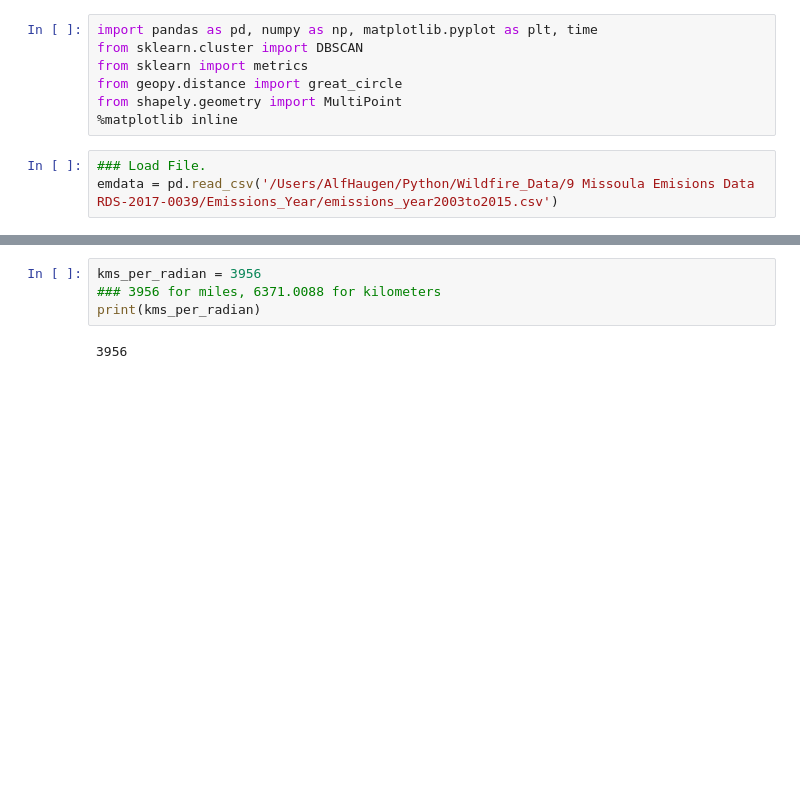
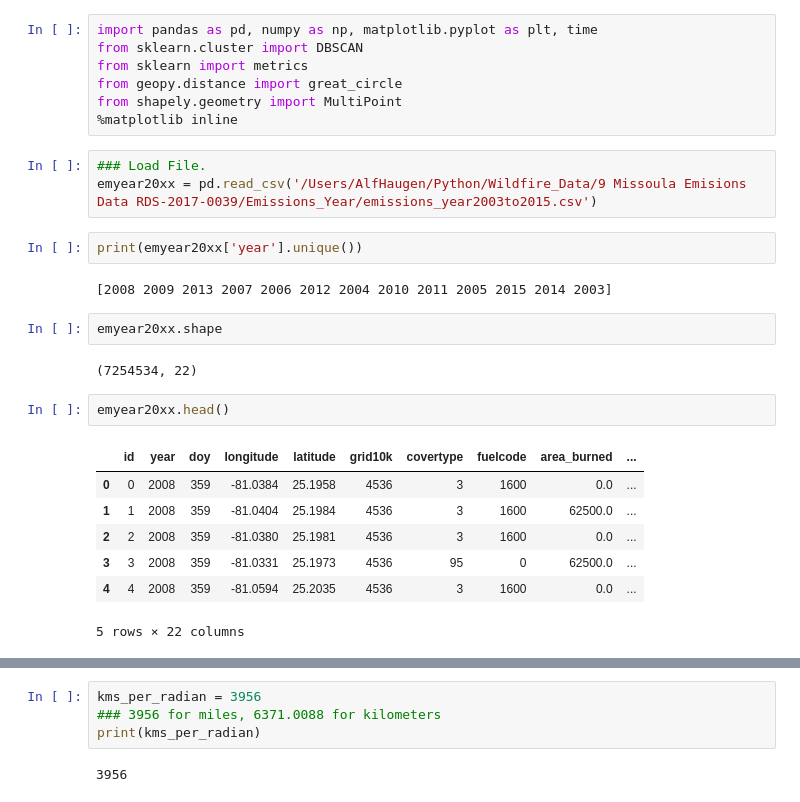
Before and after one commit to NahidGithub/Predicting-Wildfires, a Jupyter notebook: experimental code/ClusteringGeo.ipynb, the cells around one changed output, grey strips where cells are left out. Saved outputs shown, nothing was run; the diff lists cells and outputs as text; blank space fills up the shorter version.

```diff
--- a/experimental code/ClusteringGeo.ipynb
+++ b/experimental code/ClusteringGeo.ipynb
@@ -17,4 +19,22 @@ from shapely.geometry import MultiPoint
 %matplotlib inline
 # %%
 ### Load File.
-emdata = pd.read_csv('/Users/AlfHaugen/Python/Wildfire_Data/9 Missoula Emisions Data RDS-2017-0039/Emissions_Year/emissions_year2003to2015.csv')
+emyear20xx = pd.read_csv('/Users/AlfHaugen/Python/Wildfire_Data/9 Missoula Emisions Data RDS-2017-0039/Emissions_Year/emissions_year2003to2015.csv')
+# %%
+print(emyear20xx['year'].unique())
+# %% [output]
+[2008 2009 2013 2007 2006 2012 2004 2010 2011 2005 2015 2014 2003]
+# %%
+emyear20xx.shape
+# %% [output]
+(7254534, 22)
+# %%
+emyear20xx.head()
+# %% [output]
+|  | id | year | doy | longitude | latitude | grid10k | covertype | fuelcode | area_burned | ... |
+| 0 | 0 | 2008 | 359 | -81.0384 | 25.1958 | 4536 | 3 | 1600 | 0.0 | ... |
+| 1 | 1 | 2008 | 359 | -81.0404 | 25.1984 | 4536 | 3 | 1600 | 62500.0 | ... |
+| 2 | 2 | 2008 | 359 | -81.0380 | 25.1981 | 4536 | 3 | 1600 | 0.0 | ... |
+| 3 | 3 | 2008 | 359 | -81.0331 | 25.1973 | 4536 | 95 | 0 | 62500.0 | ... |
+| 4 | 4 | 2008 | 359 | -81.0594 | 25.2035 | 4536 | 3 | 1600 | 0.0 | ... |
+5 rows × 22 columns
```
Also changed, not shown: parts of 20 cells of this notebook.
